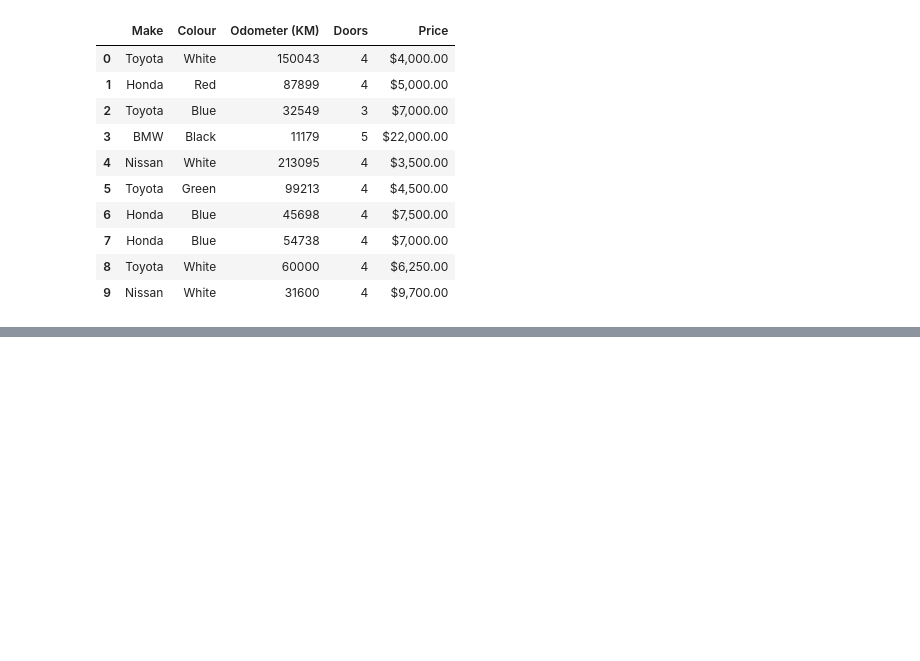
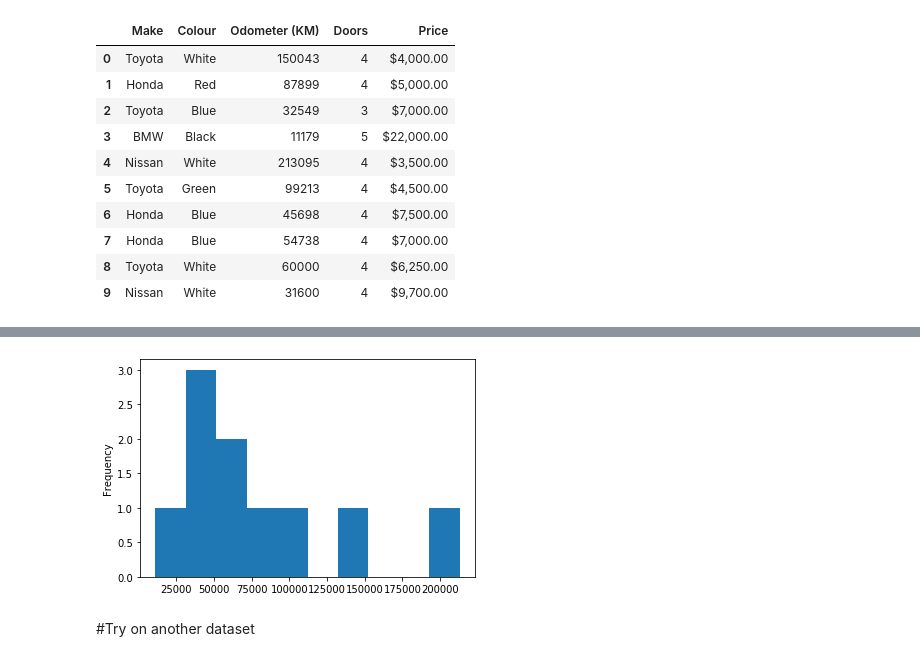
Before and after one commit to spinGreekGod/matplotlib, a Jupyter notebook: intro to matplotlib.ipynb, the cells around one changed output, grey strips where cells are left out. Cells and saved outputs as stored; diff of their text form; code cells hidden in the pictures; blank space fills up the shorter version.

```diff
--- a/intro to matplotlib.ipynb
+++ b/intro to matplotlib.ipynb
@@ -184,0 +241,6 @@ car_sales
+# %%
+car_sales["Odometer (KM)"].plot.hist(bins=10);
+# %% [output]
+[figure, added]
+# %% [markdown]
+#Try on another dataset
```
Also changed, not shown: parts of 33 cells of this notebook.
